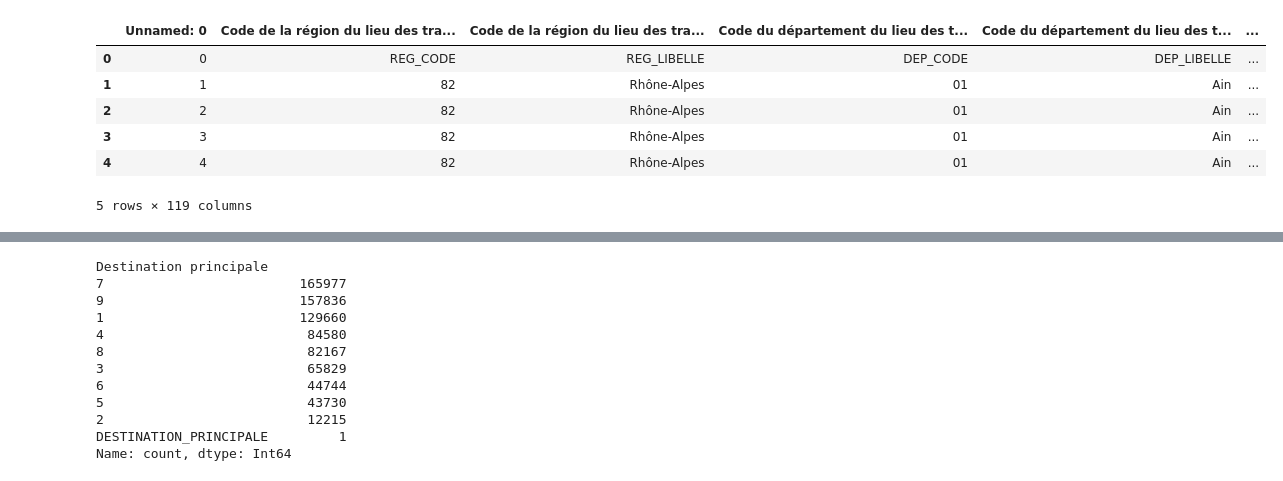
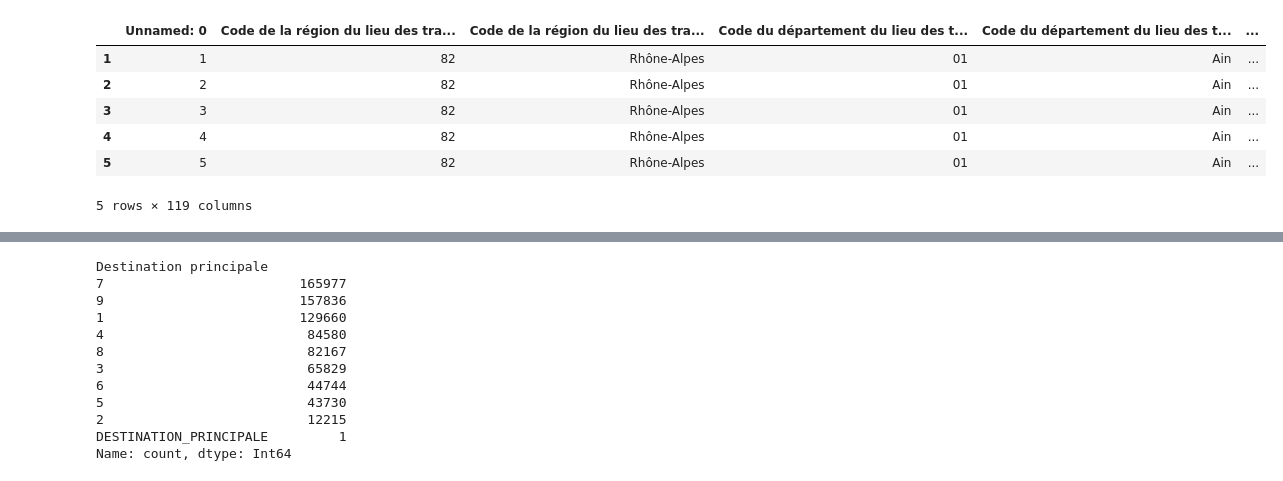
Before and after one commit to m-ligeret/price-signals-construction-activity, a Jupyter notebook: processing_constr_nonresid.ipynb, the cells around one changed output, grey strips where cells are left out. Drawn from its saved outputs; the diff is of its cells as text; code cells hidden in the pictures.

```diff
--- a/processing_constr_nonresid.ipynb
+++ b/processing_constr_nonresid.ipynb
@@ -5,11 +16,13 @@ import re
 df = pd.read_csv("https://minio.lab.sspcloud.fr/mligeret1/constructions_non_resid_geocoded.csv",sep=",",on_bad_lines="warn")
 # %%
 df.head()
+df = df.iloc[1:]
+df.head()
 # %% [output]
 |  | Unnamed: 0 | Code de la région du lieu des tra... | Code de la région du lieu des tra... | Code du département du lieu des t... | Code du département du lieu des t... | ... |
-| 0 | 0 | REG_CODE | REG_LIBELLE | DEP_CODE | DEP_LIBELLE | ... |
 | 1 | 1 | 82 | Rhône-Alpes | 01 | Ain | ... |
 | 2 | 2 | 82 | Rhône-Alpes | 01 | Ain | ... |
 | 3 | 3 | 82 | Rhône-Alpes | 01 | Ain | ... |
 | 4 | 4 | 82 | Rhône-Alpes | 01 | Ain | ... |
+| 5 | 5 | 82 | Rhône-Alpes | 01 | Ain | ... |
 5 rows × 119 columns
```
Also changed, not shown: parts of 41 cells of this notebook, 1 other file.
